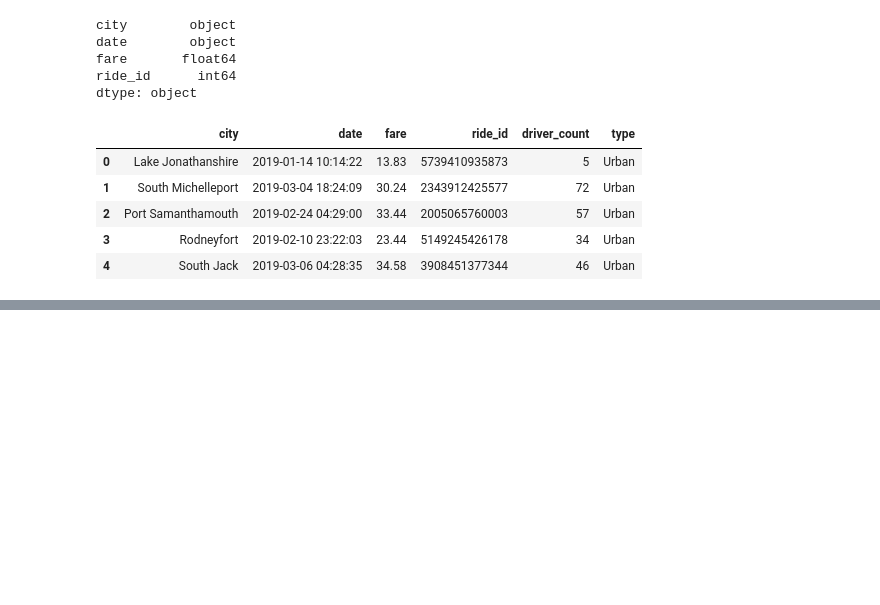
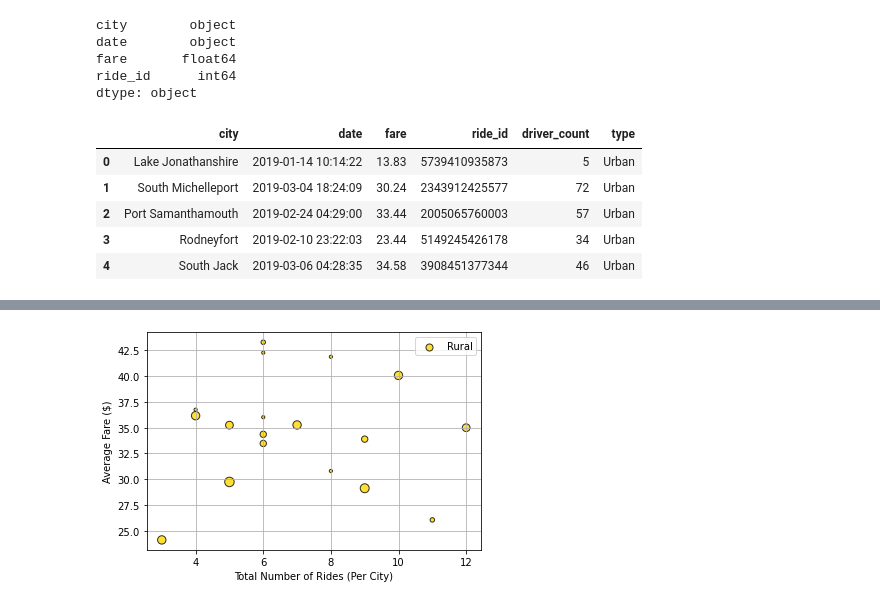
Before and after one commit to sanketkumaronline/PyBer_Analysis, a Jupyter notebook: PyBer.ipynb, the cells around one changed output, grey strips where cells are left out. Cells and saved outputs as stored; diff of their text form; code cells hidden in the pictures; blank space fills up the shorter version.

```diff
--- a/PyBer.ipynb
+++ b/PyBer.ipynb
@@ -126,0 +218,10 @@ pyber_data_df.head(10)
+# %%
+# Build the scatter plots for rural cities
+plt.scatter(rural_ride_count,rural_avg_fare, s=10*rural_driver_count, alpha=0.8, color="gold", edgecolors='black', label = "Rural", linewidths=1)
+plt.xlabel("Total Number of Rides (Per City)")
+plt.ylabel("Average Fare ($)")
+plt.legend()
+plt.grid(True)
+plt.show()
+# %% [output]
+[figure, added]
```
Also changed, not shown: parts of 12 cells of this notebook.
